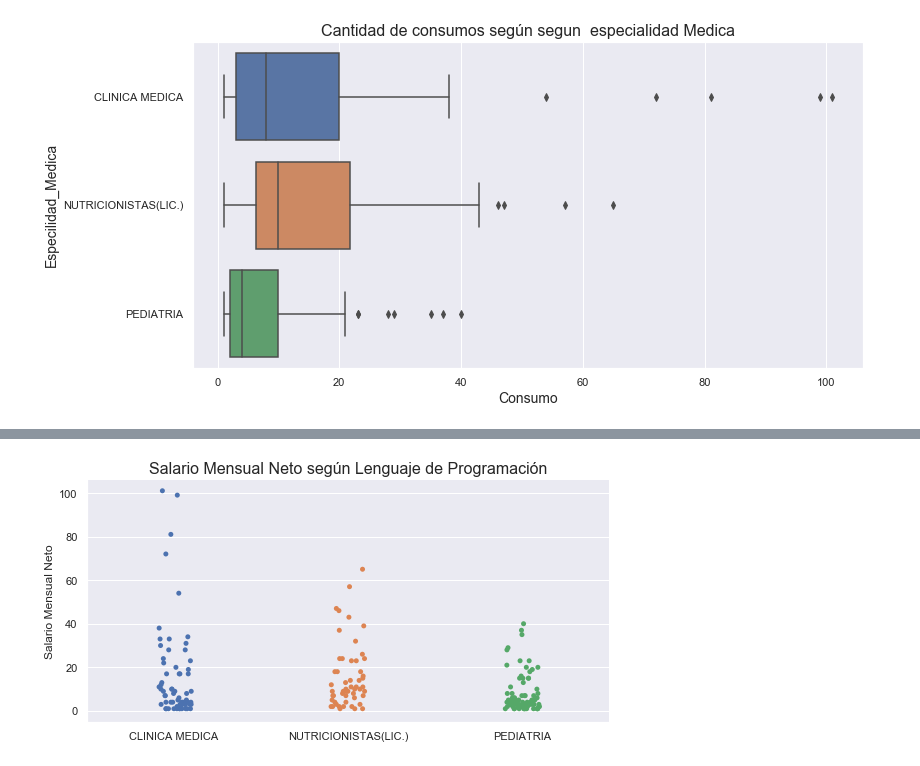
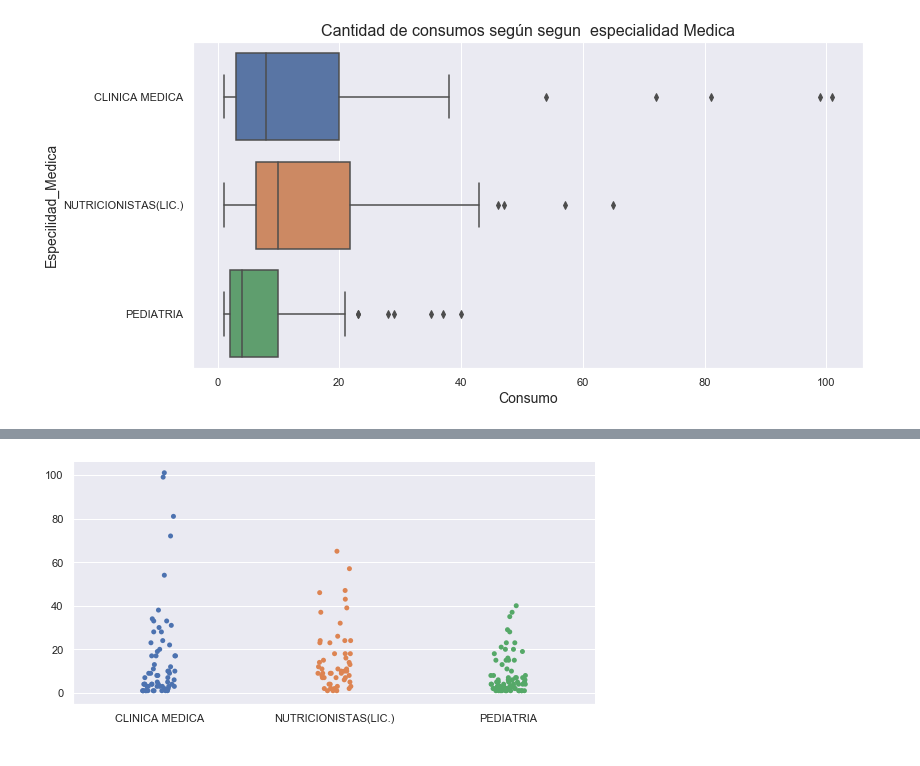
Before and after one commit to JuanMajul/Mentoria_DiploDatos2021, a Jupyter notebook: Analisis_Oferta.ipynb, the cells around one changed output, grey strips where cells are left out. Drawn from its saved outputs; the diff is of its cells as text; code cells hidden in the pictures.

```diff
--- a/Analisis_Oferta.ipynb
+++ b/Analisis_Oferta.ipynb
@@ -44,3 +45,5 @@ Data columns (total 5 columns):
 dtypes: int64(2), object(3)
 memory usage: 7.8+ KB
 Numero de filas,columans (196, 5)
+# %%
+df['Promedio calificacion recibida'] = df['Promedio calificacion recibida'].replace(',','.', regex=True).astype(float)
@@ -90,9 +211,9 @@ Text(0, 0.5, 'Especilidad_Medica')
 # %%
 sns.catplot(data=df, y='Q consumos',
                 x='especialidad_prestador_encoded', height=4, aspect=2)
-plt.title('Salario Mensual Neto según Lenguaje de Programación', size=16)
+plt.title('', size=16)
 plt.xlabel('')
-plt.ylabel('Salario Mensual Neto')
+plt.ylabel('')
 sns.despine()
 # %% [output]
-[figure, old version]
+[figure, new version]
```
Also changed, not shown: parts of 21 cells of this notebook.
